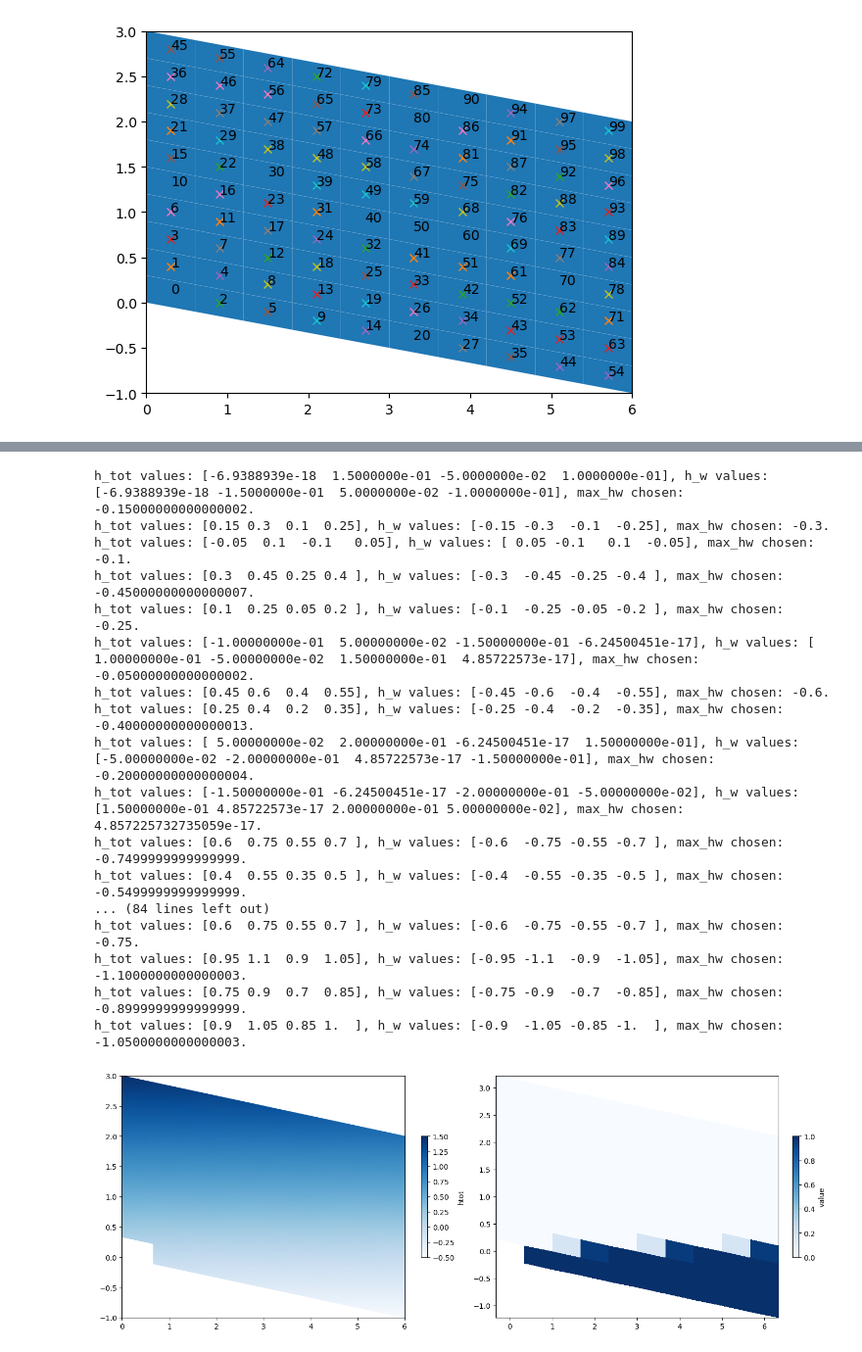
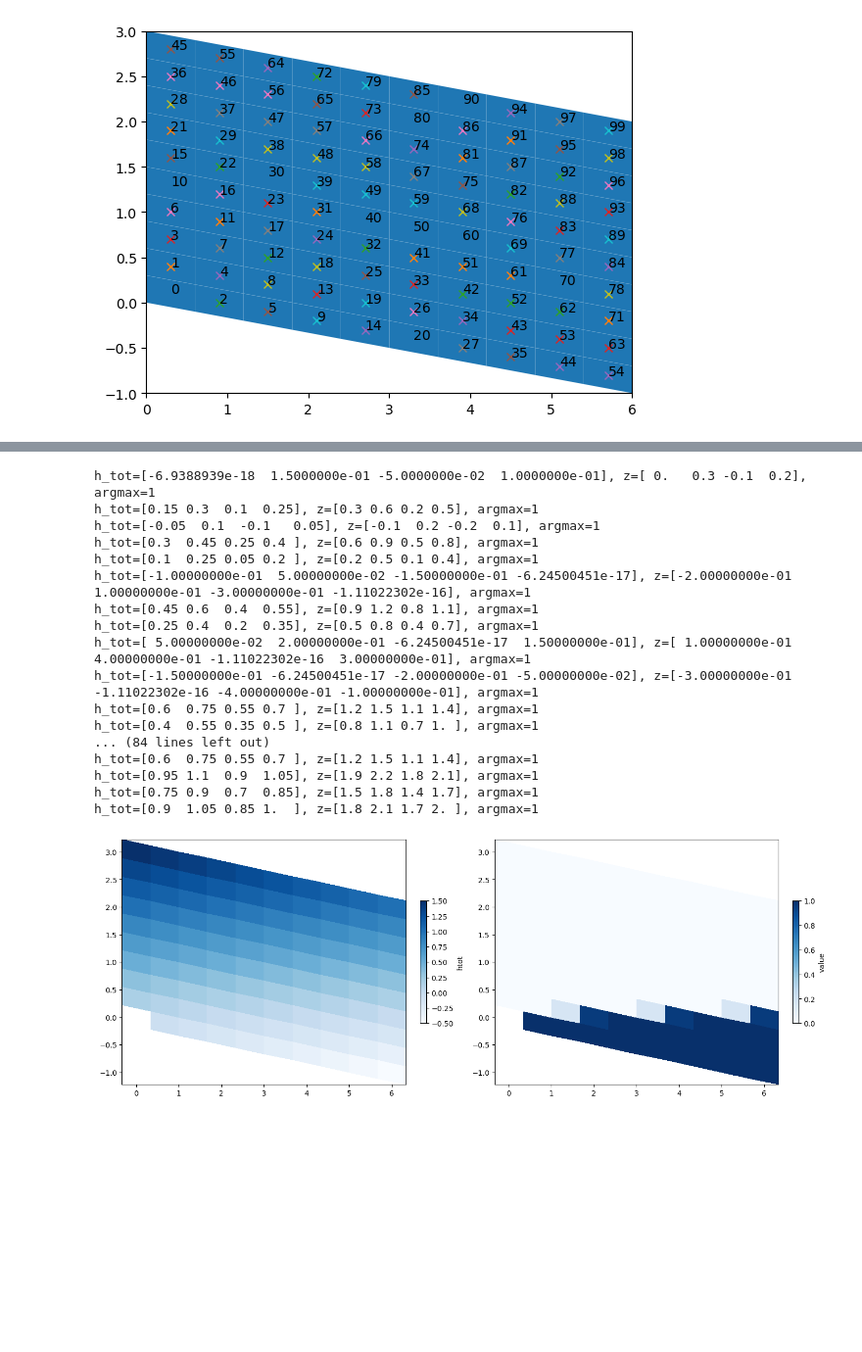
Before and after one commit to lannika-ut/Masterarbeit, a Jupyter notebook: test_upwind.ipynb, the cells around one changed output, grey strips where cells are left out. Shown at 98% size. Cells and saved outputs as stored; diff of their text form; code cells hidden in the pictures; blank space fills up the shorter version.

```diff
--- a/test_upwind.ipynb
+++ b/test_upwind.ipynb
@@ -42,36 +42,36 @@ plotScalarFunction(W, hw)
 # %%
 grid, x_plot, z_plot = get_grid(P0, P1, P2, P3, nx=10, nz=10)
 h_w = eval_fct_on_grid(grid, hw, msh).reshape((10,10))
 h_tot = h_w + z_plot
-krel, val = p.upwind_krel(hw, msh)
+krel = p.upwind_krel(hw, msh)
 
-val_eval = eval_fct_on_grid(grid, val, msh).reshape((10,10))
 krel_eval = eval_fct_on_grid(grid, krel, msh).reshape((10,10))
+
 fig, ax = plt.subplots(1,2, layout="constrained", figsize=(14,5))
-pmsh1 = ax[0].pcolormesh(x_plot, z_plot, h_tot, cmap="Blues", shading="gouraud")
+pmsh1 = ax[0].pcolormesh(x_plot, z_plot, h_tot, cmap="Blues")
 cbar1 = fig.colorbar(pmsh1, ax=ax[0], shrink=0.5)
 cbar1.set_label("htot")
 
 pmsh2 = ax[1].pcolormesh(x_plot, z_plot, krel_eval, cmap="Blues")
 cbar2 = fig.colorbar(pmsh2, ax=ax[1], shrink=0.5)
 cbar2.set_label("value")
 # %% [output]
-h_tot values: [-6.9388939e-18  1.5000000e-01 -5.0000000e-02  1.0000000e-01], h_w values: [-6.9388939e-18 -1.5000000e-01  5.0000000e-02 -1.0000000e-01], max_hw chosen: -0.15000000000000002.
-h_tot values: [0.15 0.3  0.1  0.25], h_w values: [-0.15 -0.3  -0.1  -0.25], max_hw chosen: -0.3.
-h_tot values: [-0.05  0.1  -0.1   0.05], h_w values: [ 0.05 -0.1   0.1  -0.05], max_hw chosen: -0.1.
-h_tot values: [0.3  0.45 0.25 0.4 ], h_w values: [-0.3  -0.45 -0.25 -0.4 ], max_hw chosen: -0.45000000000000007.
-h_tot values: [0.1  0.25 0.05 0.2 ], h_w values: [-0.1  -0.25 -0.05 -0.2 ], max_hw chosen: -0.25.
-h_tot values: [-1.00000000e-01  5.00000000e-02 -1.50000000e-01 -6.24500451e-17], h_w values: [ 1.00000000e-01 -5.00000000e-02  1.50000000e-01  4.85722573e-17], max_hw chosen: -0.05000000000000002.
-h_tot values: [0.45 0.6  0.4  0.55], h_w values: [-0.45 -0.6  -0.4  -0.55], max_hw chosen: -0.6.
-h_tot values: [0.25 0.4  0.2  0.35], h_w values: [-0.25 -0.4  -0.2  -0.35], max_hw chosen: -0.40000000000000013.
-h_tot values: [ 5.00000000e-02  2.00000000e-01 -6.24500451e-17  1.50000000e-01], h_w values: [-5.00000000e-02 -2.00000000e-01  4.85722573e-17 -1.50000000e-01], max_hw chosen: -0.20000000000000004.
-h_tot values: [-1.50000000e-01 -6.24500451e-17 -2.00000000e-01 -5.00000000e-02], h_w values: [1.50000000e-01 4.85722573e-17 2.00000000e-01 5.00000000e-02], max_hw chosen: 4.857225732735059e-17.
-h_tot values: [0.6  0.75 0.55 0.7 ], h_w values: [-0.6  -0.75 -0.55 -0.7 ], max_hw chosen: -0.7499999999999999.
-h_tot values: [0.4  0.55 0.35 0.5 ], h_w values: [-0.4  -0.55 -0.35 -0.5 ], max_hw chosen: -0.5499999999999999.
+h_tot=[-6.9388939e-18  1.5000000e-01 -5.0000000e-02  1.0000000e-01], z=[ 0.   0.3 -0.1  0.2], argmax=1
+h_tot=[0.15 0.3  0.1  0.25], z=[0.3 0.6 0.2 0.5], argmax=1
+h_tot=[-0.05  0.1  -0.1   0.05], z=[-0.1  0.2 -0.2  0.1], argmax=1
+h_tot=[0.3  0.45 0.25 0.4 ], z=[0.6 0.9 0.5 0.8], argmax=1
+h_tot=[0.1  0.25 0.05 0.2 ], z=[0.2 0.5 0.1 0.4], argmax=1
+h_tot=[-1.00000000e-01  5.00000000e-02 -1.50000000e-01 -6.24500451e-17], z=[-2.00000000e-01  1.00000000e-01 -3.00000000e-01 -1.11022302e-16], argmax=1
+h_tot=[0.45 0.6  0.4  0.55], z=[0.9 1.2 0.8 1.1], argmax=1
+h_tot=[0.25 0.4  0.2  0.35], z=[0.5 0.8 0.4 0.7], argmax=1
+h_tot=[ 5.00000000e-02  2.00000000e-01 -6.24500451e-17  1.50000000e-01], z=[ 1.00000000e-01  4.00000000e-01 -1.11022302e-16  3.00000000e-01], argmax=1
+h_tot=[-1.50000000e-01 -6.24500451e-17 -2.00000000e-01 -5.00000000e-02], z=[-3.00000000e-01 -1.11022302e-16 -4.00000000e-01 -1.00000000e-01], argmax=1
+h_tot=[0.6  0.75 0.55 0.7 ], z=[1.2 1.5 1.1 1.4], argmax=1
+h_tot=[0.4  0.55 0.35 0.5 ], z=[0.8 1.1 0.7 1. ], argmax=1
 ... (84 lines left out)
-h_tot values: [0.6  0.75 0.55 0.7 ], h_w values: [-0.6  -0.75 -0.55 -0.7 ], max_hw chosen: -0.75.
-h_tot values: [0.95 1.1  0.9  1.05], h_w values: [-0.95 -1.1  -0.9  -1.05], max_hw chosen: -1.1000000000000003.
-h_tot values: [0.75 0.9  0.7  0.85], h_w values: [-0.75 -0.9  -0.7  -0.85], max_hw chosen: -0.8999999999999999.
-h_tot values: [0.9  1.05 0.85 1.  ], h_w values: [-0.9  -1.05 -0.85 -1.  ], max_hw chosen: -1.0500000000000003.
+h_tot=[0.6  0.75 0.55 0.7 ], z=[1.2 1.5 1.1 1.4], argmax=1
+h_tot=[0.95 1.1  0.9  1.05], z=[1.9 2.2 1.8 2.1], argmax=1
+h_tot=[0.75 0.9  0.7  0.85], z=[1.5 1.8 1.4 1.7], argmax=1
+h_tot=[0.9  1.05 0.85 1.  ], z=[1.8 2.1 1.7 2. ], argmax=1
-[figure, old version]
+[figure, new version]
 # %%
```
Also changed, not shown: parts of 4 cells of this notebook, 4 other files.
